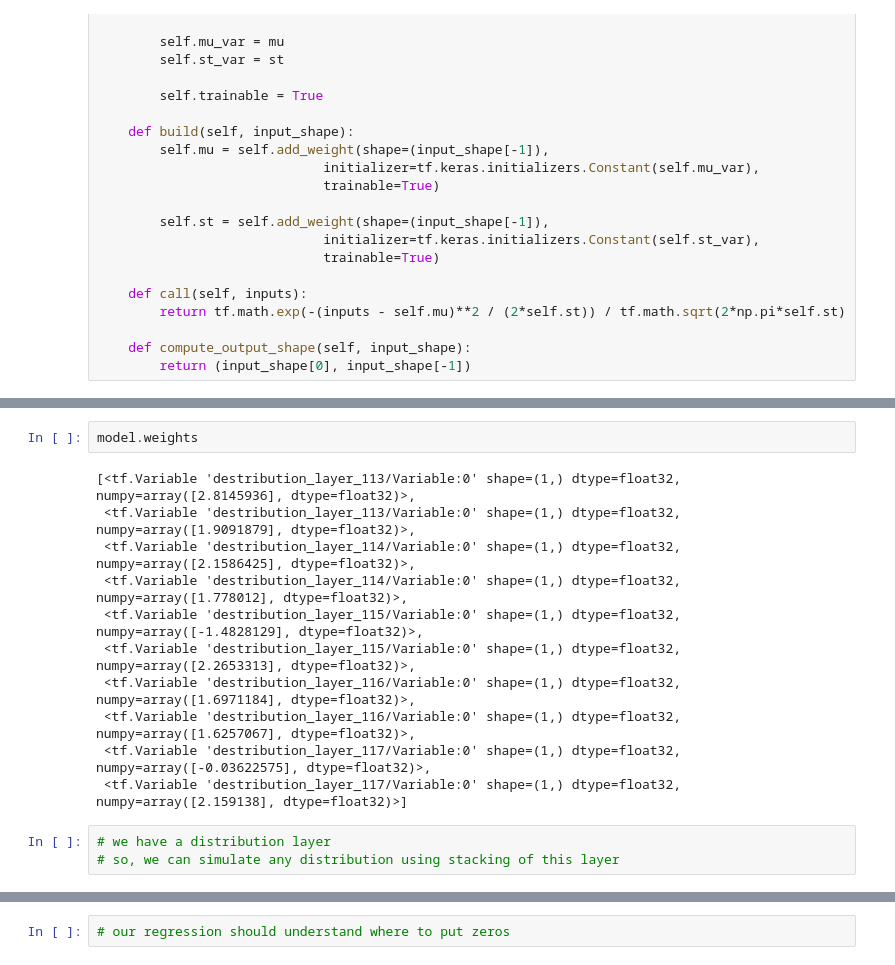
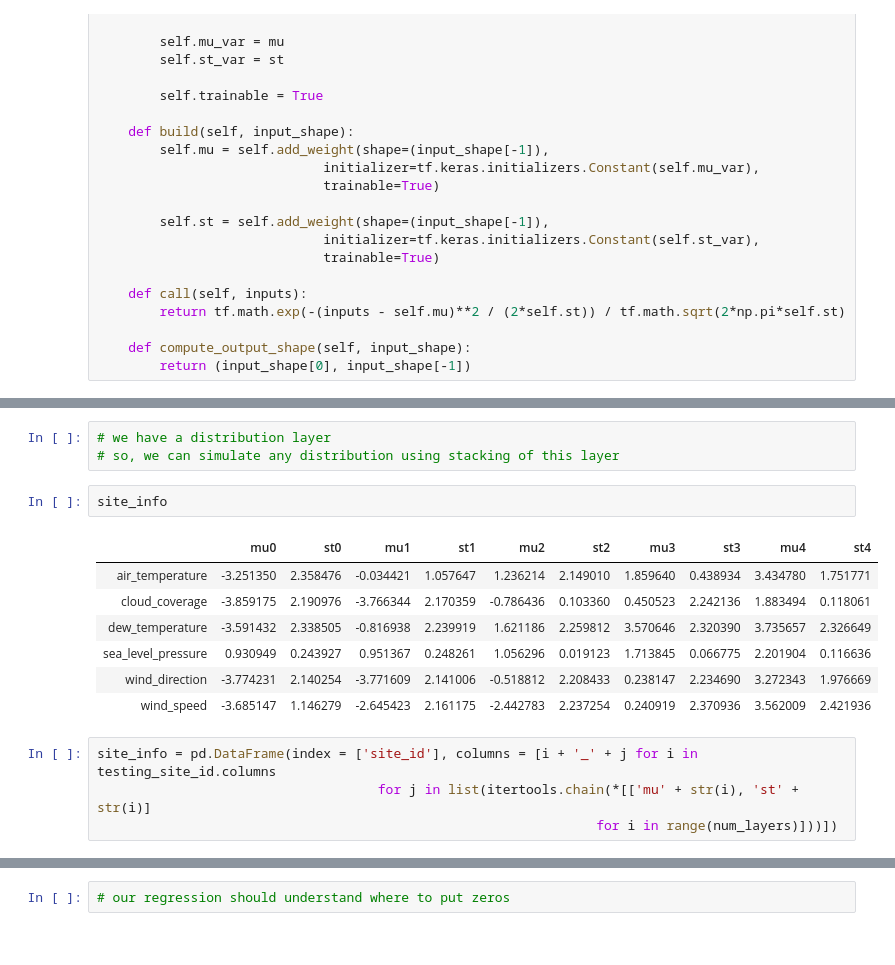
Before and after one commit to Markfryazino/ASHRAE-AMI-number, a Jupyter notebook: Data analysis and Linear Regression.ipynb, the cells around one changed output, grey strips where cells are left out. Cells and saved outputs as stored; diff of their text form.

```diff
--- a/Data analysis and Linear Regression.ipynb
+++ b/Data analysis and Linear Regression.ipynb
@@ -216,16 +227,17 @@ Epoch 2000/2000
-# %%
-model.weights
-# %% [output]
-[<tf.Variable 'destribution_layer_113/Variable:0' shape=(1,) dtype=float32, numpy=array([2.8145936], dtype=float32)>,
- <tf.Variable 'destribution_layer_113/Variable:0' shape=(1,) dtype=float32, numpy=array([1.9091879], dtype=float32)>,
- <tf.Variable 'destribution_layer_114/Variable:0' shape=(1,) dtype=float32, numpy=array([2.1586425], dtype=float32)>,
- <tf.Variable 'destribution_layer_114/Variable:0' shape=(1,) dtype=float32, numpy=array([1.778012], dtype=float32)>,
- <tf.Variable 'destribution_layer_115/Variable:0' shape=(1,) dtype=float32, numpy=array([-1.4828129], dtype=float32)>,
- <tf.Variable 'destribution_layer_115/Variable:0' shape=(1,) dtype=float32, numpy=array([2.2653313], dtype=float32)>,
- <tf.Variable 'destribution_layer_116/Variable:0' shape=(1,) dtype=float32, numpy=array([1.6971184], dtype=float32)>,
- <tf.Variable 'destribution_layer_116/Variable:0' shape=(1,) dtype=float32, numpy=array([1.6257067], dtype=float32)>,
- <tf.Variable 'destribution_layer_117/Variable:0' shape=(1,) dtype=float32, numpy=array([-0.03622575], dtype=float32)>,
- <tf.Variable 'destribution_layer_117/Variable:0' shape=(1,) dtype=float32, numpy=array([2.159138], dtype=float32)>]
 # %%
 # we have a distribution layer
 # so, we can simulate any distribution using stacking of this layer
+# %%
+site_info
+# %% [output]
+|  | mu0 | st0 | mu1 | st1 | mu2 | st2 | mu3 | st3 | mu4 | st4 |
+| air_temperature | -3.251350 | 2.358476 | -0.034421 | 1.057647 | 1.236214 | 2.149010 | 1.859640 | 0.438934 | 3.434780 | 1.751771 |
+| cloud_coverage | -3.859175 | 2.190976 | -3.766344 | 2.170359 | -0.786436 | 0.103360 | 0.450523 | 2.242136 | 1.883494 | 0.118061 |
+| dew_temperature | -3.591432 | 2.338505 | -0.816938 | 2.239919 | 1.621186 | 2.259812 | 3.570646 | 2.320390 | 3.735657 | 2.326649 |
+| sea_level_pressure | 0.930949 | 0.243927 | 0.951367 | 0.248261 | 1.056296 | 0.019123 | 1.713845 | 0.066775 | 2.201904 | 0.116636 |
+| wind_direction | -3.774231 | 2.140254 | -3.771609 | 2.141006 | -0.518812 | 2.208433 | 0.238147 | 2.234690 | 3.272343 | 1.976669 |
+| wind_speed | -3.685147 | 1.146279 | -2.645423 | 2.161175 | -2.442783 | 2.237254 | 0.240919 | 2.370936 | 3.562009 | 2.421936 |
+# %%
+site_info = pd.DataFrame(index = ['site_id'], columns = [i + '_' + j for i in testing_site_id.columns
+                                    for j in list(itertools.chain(*[['mu' + str(i), 'st' + str(i)]
+                                                                for i in range(num_layers)]))])
```
Also changed, not shown: parts of 6 cells of this notebook.
